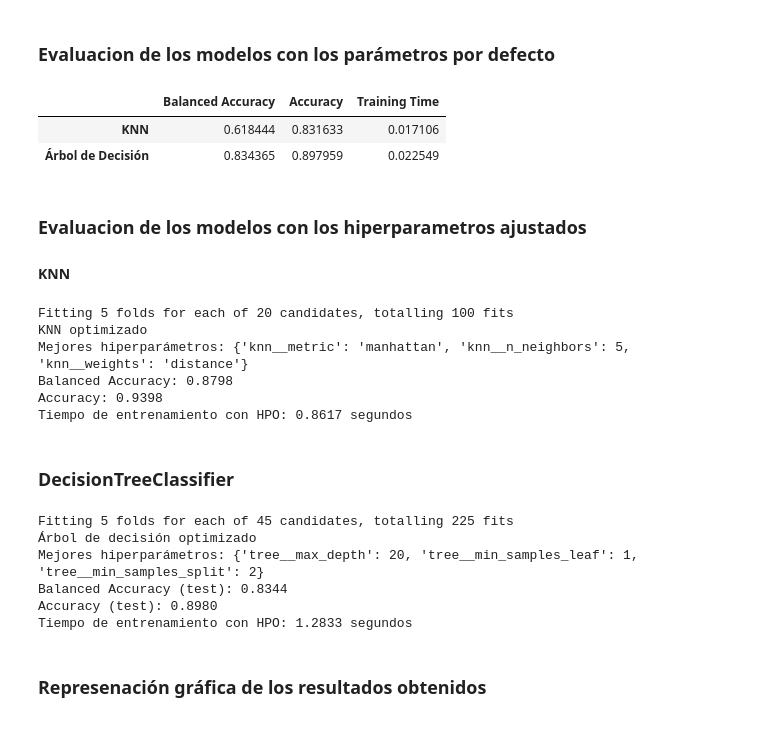
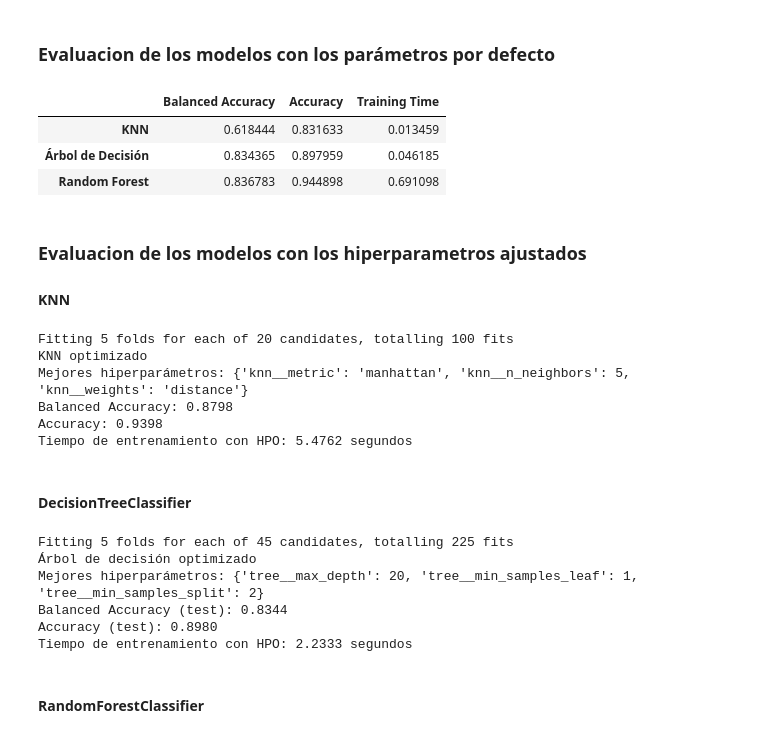
Before and after one commit to 100475757/ML_P1, a Jupyter notebook: notebook1.ipynb, the cells around one changed output. Drawn from its saved outputs; the diff is of its cells as text; code cells hidden in the pictures.

```diff
--- a/notebook1.ipynb
+++ b/notebook1.ipynb
@@ -428,40 +429,69 @@ y_pred_knn = pipeline_knn.predict(X_test)
 # Métricas
 bal_acc_knn = balanced_accuracy_score(y_test, y_pred_knn)
 acc_knn = accuracy_score(y_test, y_pred_knn)
 
+# --------------------------------------------------------------------------------------------------------------------
+
 # Árbol de decisión con hiperparámetros por omisión
 
 pipeline_tree = Pipeline([
     ('imputer', SimpleImputer(strategy='mean')),  # solo imputación, sin escalado
     ('tree', DecisionTreeClassifier(random_state=SEED))  # por defecto
 ])
 
+# Entrenamiento
 start_tree = time.time()
 pipeline_tree.fit(X_train, y_train)
 end_tree = time.time()
 
 y_pred_tree = pipeline_tree.predict(X_test)
 
 # Métricas
 bal_acc_tree = balanced_accuracy_score(y_test, y_pred_tree)
 acc_tree = accuracy_score(y_test, y_pred_tree)
 
-# Tiempos
+# --------------------------------------------------------------------------------------------------------------------
+
+# RandomForest con hiperparámetros por omisión
+
+pipeline_rf = Pipeline([
+    ('imputer', SimpleImputer(strategy='mean')), # solo imputación, sin escalado
+    ('rf', RandomForestClassifier(random_state=SEED))
+])
+
+# Entrenamiento
+start_rf = time.time()
+pipeline_rf.fit(X_train, y_train)
+end_rf = time.time()
+
+# Predicciones
+y_pred_rf = pipeline_rf.predict(X_test)
+
+# Métricas
+bal_acc_rf = balanced_accuracy_score(y_test, y_pred_rf)
+acc_rf = accuracy_score(y_test, y_pred_rf)
+
+# Tiempo de entrenamiento
 knn_time = end_knn - start_knn
 tree_time = end_tree - start_tree
+rf_time = end_rf - start_rf
+
+# ----------------------------------------------------------------------------------------------------
 
 # Crear un DataFrame con los resultados
+
 results = pd.DataFrame({
-    "Balanced Accuracy": [bal_acc_knn, bal_acc_tree],
-    "Accuracy": [acc_knn, acc_tree],
-    "Training Time": [knn_time, tree_time]
-}, index=["KNN", "Árbol de Decisión"])
+    "Balanced Accuracy": [bal_acc_knn, bal_acc_tree, bal_acc_rf],
+    "Accuracy": [acc_knn, acc_tree, acc_rf],
+    "Training Time": [knn_time, tree_time, rf_time]
+}, index=["KNN", "Árbol de Decisión", "Random Forest"])
 
 display(results)
 # %% [output]
 |  | Balanced Accuracy | Accuracy | Training Time |
-| KNN | 0.618444 | 0.831633 | 0.017106 |
-| Árbol de Decisión | 0.834365 | 0.897959 | 0.022549 |
+| KNN | 0.618444 | 0.831633 | 0.013459 |
+| Árbol de Decisión | 0.834365 | 0.897959 | 0.046185 |
+| Random Forest | 0.836783 | 0.944898 | 0.691098 |
 # %% [markdown]
 ### Evaluacion de los modelos con los hiperparametros ajustados
 #### KNN
@@ -500,26 +530,26 @@ best_knn = grid_knn.best_estimator_
 y_pred_knn = best_knn.predict(X_test)
 
 # Métricas
-bal_knn_ajust = balanced_accuracy_score(y_test, y_pred_knn)
-acc_knn_ajust = accuracy_score(y_test, y_pred_knn)
+bal_knn_hpo = balanced_accuracy_score(y_test, y_pred_knn)
+acc_knn_hpo = accuracy_score(y_test, y_pred_knn)
 
 # Tiempo de entrenamiento
-knn_time_ajust = end_time - start_time
+knn_time_hpo = end_time - start_time
 
 print("KNN optimizado")
 print(f"Mejores hiperparámetros: {grid_knn.best_params_}")
-print(f"Balanced Accuracy: {bal_knn_ajust:.4f}")
-print(f"Accuracy: {acc_knn_ajust:.4f}")
-print(f"Tiempo de entrenamiento con HPO: {knn_time_ajust:.4f} segundos")
+print(f"Balanced Accuracy: {bal_knn_hpo:.4f}")
+print(f"Accuracy: {acc_knn_hpo:.4f}")
+print(f"Tiempo de entrenamiento con HPO: {knn_time_hpo:.4f} segundos")
 # %% [output]
 Fitting 5 folds for each of 20 candidates, totalling 100 fits
 KNN optimizado
 Mejores hiperparámetros: {'knn__metric': 'manhattan', 'knn__n_neighbors': 5, 'knn__weights': 'distance'}
 Balanced Accuracy: 0.8798
 Accuracy: 0.9398
-Tiempo de entrenamiento con HPO: 0.8617 segundos
+Tiempo de entrenamiento con HPO: 5.4762 segundos
 # %% [markdown]
-### DecisionTreeClassifier
+#### DecisionTreeClassifier
 # %%
 # Pipeline: solo imputación (los árboles no necesitan escalado)
 pipeline_tree = Pipeline([
@@ -554,23 +584,23 @@ best_tree = grid_tree.best_estimator_
 y_pred_tree = best_tree.predict(X_test)
 
 # Métricas
-bal_tree_ajust = balanced_accuracy_score(y_test, y_pred_tree)
-acc_tree_ajust = accuracy_score(y_test, y_pred_tree)
+bal_tree_hpo = balanced_accuracy_score(y_test, y_pred_tree)
+acc_tree_hpo = accuracy_score(y_test, y_pred_tree)
 
 # Tiempo de entrenamiento
-tree_time_ajust = end_time - start_time
+tree_time_hpo = end_time - start_time
 
 print("Árbol de decisión optimizado")
 print(f"Mejores hiperparámetros: {grid_tree.best_params_}")
-print(f"Balanced Accuracy (test): {bal_tree_ajust:.4f}")
-print(f"Accuracy (test): {acc_tree_ajust:.4f}")
-print(f"Tiempo de entrenamiento con HPO: {tree_time_ajust:.4f} segundos")
+print(f"Balanced Accuracy (test): {bal_tree_hpo:.4f}")
+print(f"Accuracy (test): {acc_tree_hpo:.4f}")
+print(f"Tiempo de entrenamiento con HPO: {tree_time_hpo:.4f} segundos")
 # %% [output]
 Fitting 5 folds for each of 45 candidates, totalling 225 fits
 Árbol de decisión optimizado
 Mejores hiperparámetros: {'tree__max_depth': 20, 'tree__min_samples_leaf': 1, 'tree__min_samples_split': 2}
 Balanced Accuracy (test): 0.8344
 Accuracy (test): 0.8980
-Tiempo de entrenamiento con HPO: 1.2833 segundos
+Tiempo de entrenamiento con HPO: 2.2333 segundos
-# %% [markdown]
-### Represenación gráfica de los resultados obtenidos
+# %% [markdown]
+#### RandomForestClassifier
```
Also changed, not shown: parts of 7 cells of this notebook.
